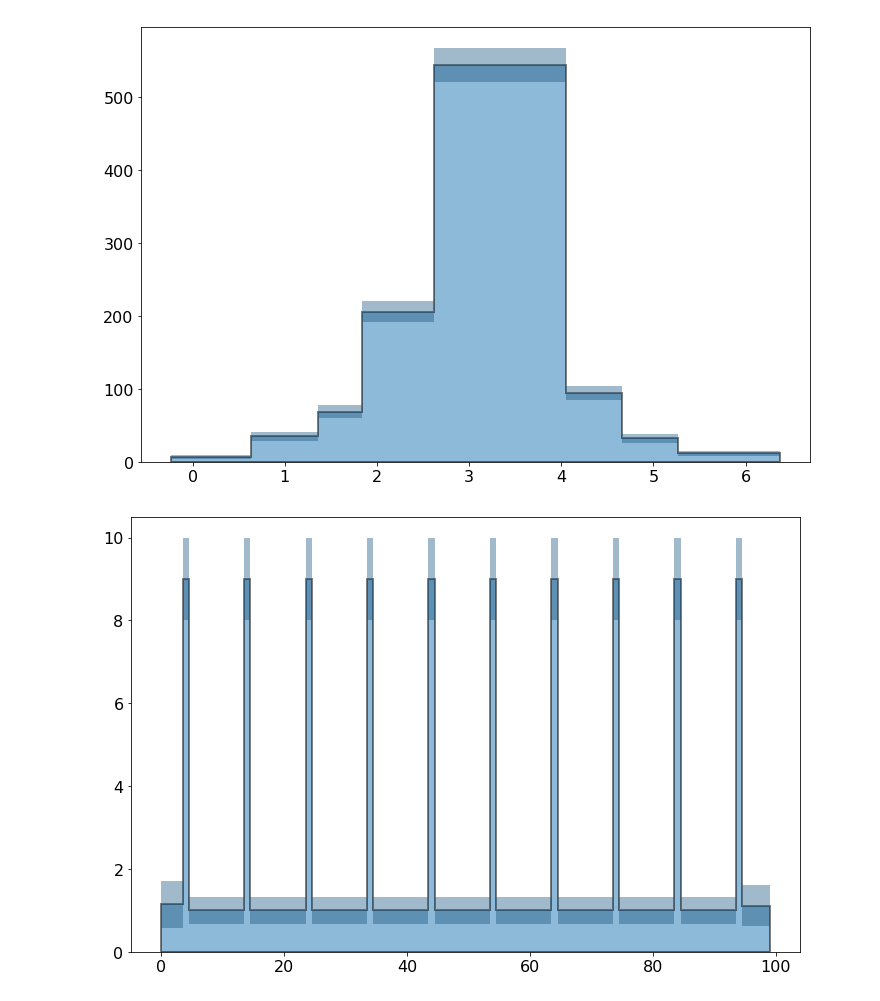
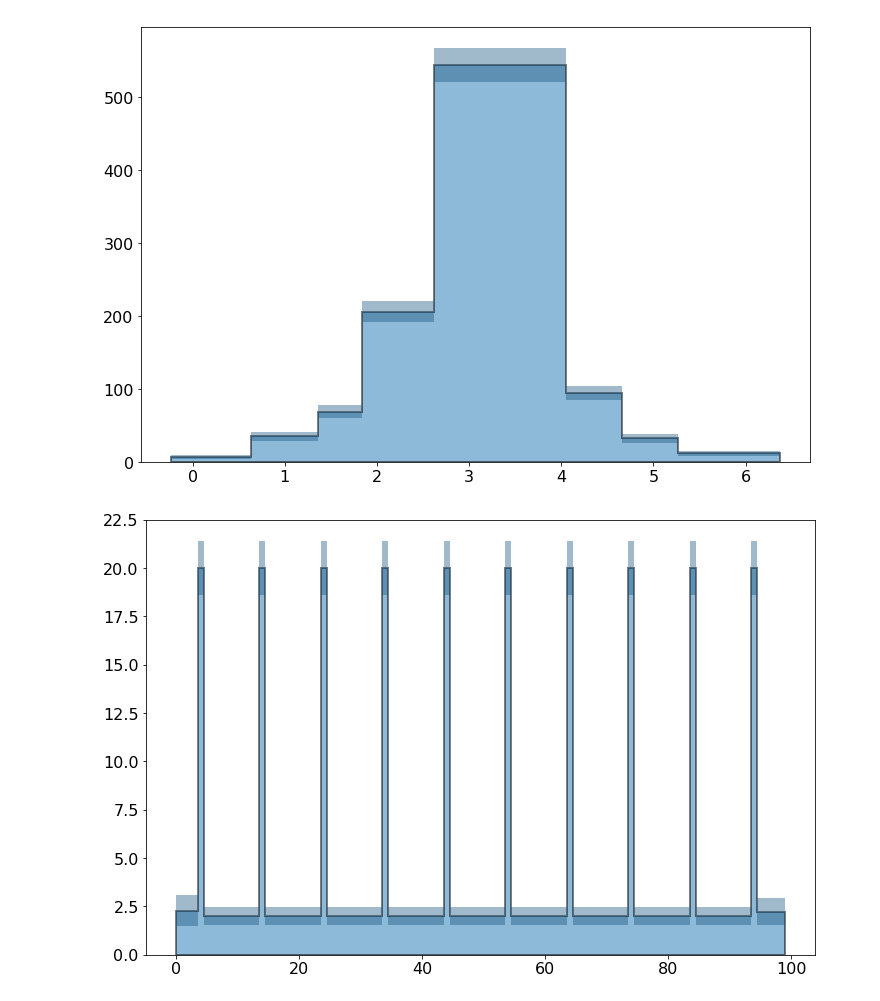
Before and after one commit to pollackscience/histogram_plus, a Jupyter notebook: scripts/hist_plus.ipynb, the cells around one changed output. Saved outputs shown, nothing was run; the diff lists cells and outputs as text; code cells hidden in the pictures.

```diff
--- a/scripts/hist_plus.ipynb
+++ b/scripts/hist_plus.ipynb
@@ -71,8 +71,8 @@ _ = hist(data2, bins='blocks', histtype='stepfilled', errorbars=True)
 [figure]
 [figure]
 # %%
-data_uni = range(0,100)
-weights_spec = ([1]*4+[9]+[1]*5)*10
+data_uni = range(0,100)*2
+weights_spec = ([1]*4+[10]+[1]*5)*10*2
 _ = hist(data_uni, weights=weights_spec, bins='block', histtype='stepfilled', errorbars=True, err_style='band', scale='binwidth', p0=0.1)
 # %% [output]
-[figure, old version]
+[figure, new version]
```
Also changed, not shown: parts of 1 cell of this notebook, 2 other files.
